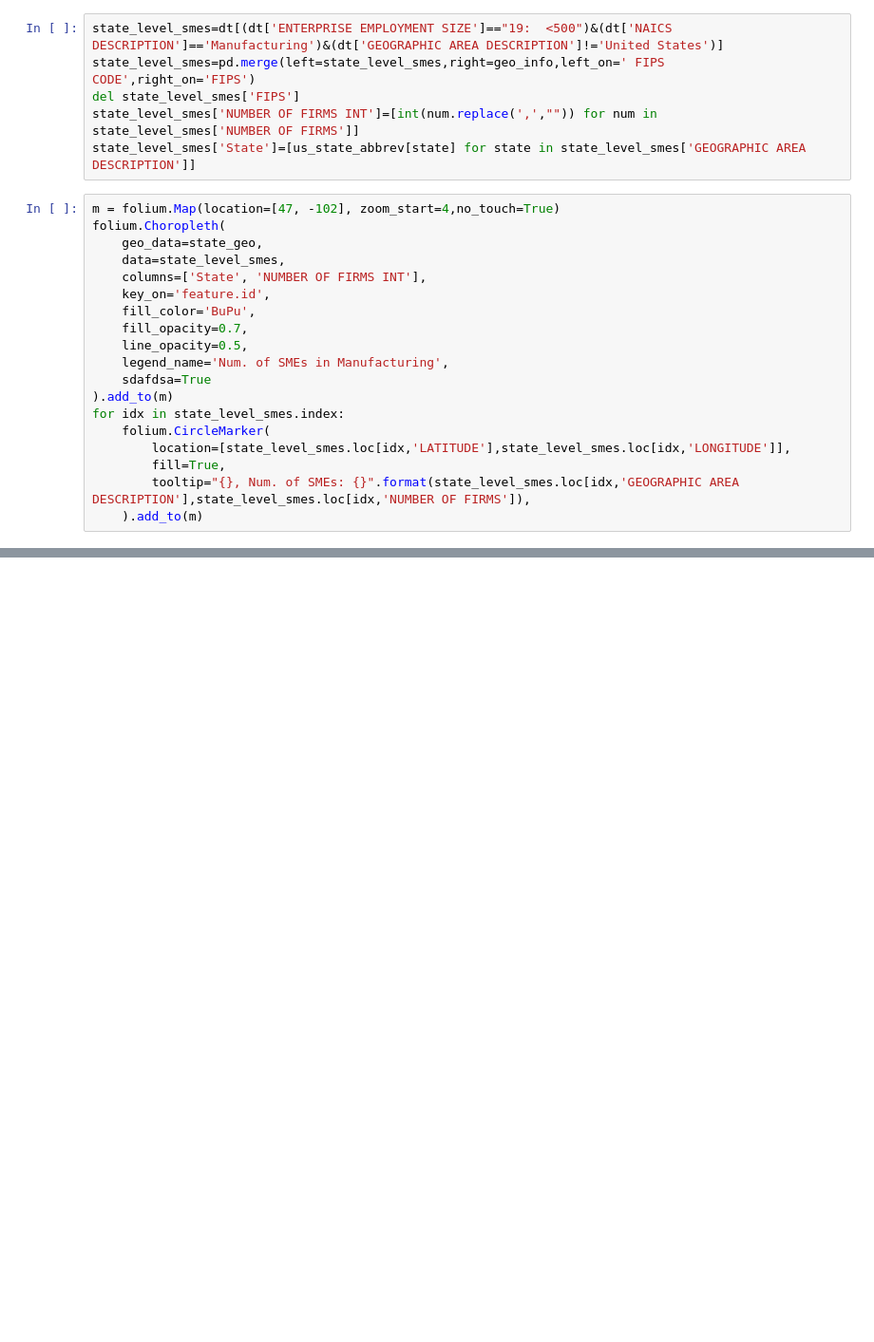
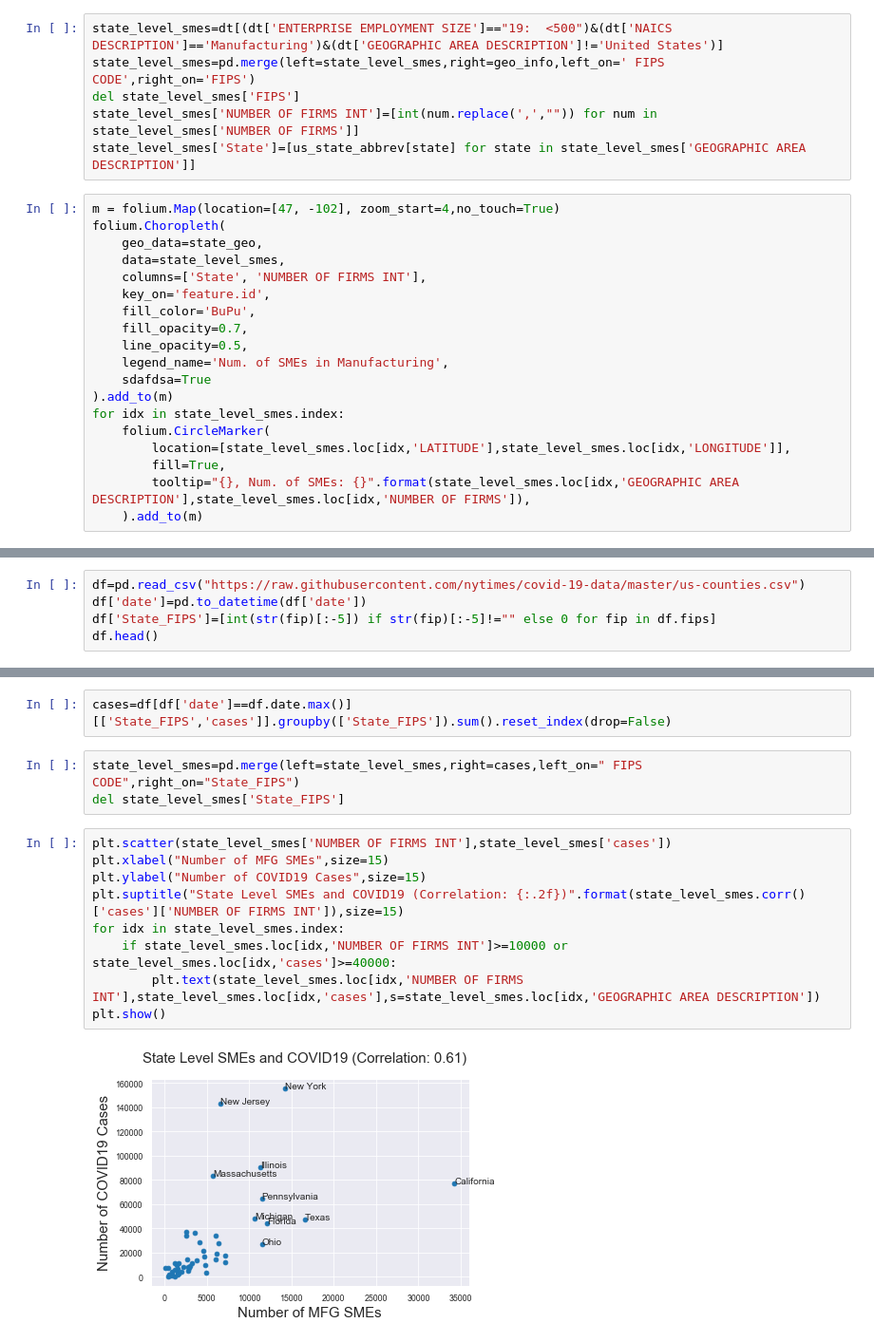
Before and after one commit to JJ5196/SMEs, a Jupyter notebook: SMEs.ipynb, the cells around one changed output, grey strips where cells are left out. Shown at 95% size. Cells and saved outputs as stored; diff of their text form; blank space fills up the shorter version.

Commit message:
added analysis on mfg smes and covid 19 cases

```diff
--- a/SMEs.ipynb
+++ b/SMEs.ipynb
@@ -64,0 +77,5 @@ m.save('maps/Mfg_SMEs.html')
+# %%
+df=pd.read_csv("https://raw.githubusercontent.com/nytimes/covid-19-data/master/us-counties.csv")
+df['date']=pd.to_datetime(df['date'])
+df['State_FIPS']=[int(str(fip)[:-5]) if str(fip)[:-5]!="" else 0 for fip in df.fips]
+df.head()
@@ -64,0 +89,16 @@ m.save('maps/Mfg_SMEs.html')
+# %%
+cases=df[df['date']==df.date.max()][['State_FIPS','cases']].groupby(['State_FIPS']).sum().reset_index(drop=False)
+# %%
+state_level_smes=pd.merge(left=state_level_smes,right=cases,left_on=" FIPS  CODE",right_on="State_FIPS")
+del state_level_smes['State_FIPS']
+# %%
+plt.scatter(state_level_smes['NUMBER OF FIRMS INT'],state_level_smes['cases'])
+plt.xlabel("Number of MFG SMEs",size=15)
+plt.ylabel("Number of COVID19 Cases",size=15)
+plt.suptitle("State Level SMEs and COVID19 (Correlation: {:.2f})".format(state_level_smes.corr()['cases']['NUMBER OF FIRMS INT']),size=15)
+for idx in state_level_smes.index:
+    if state_level_smes.loc[idx,'NUMBER OF FIRMS INT']>=10000 or state_level_smes.loc[idx,'cases']>=40000:
+        plt.text(state_level_smes.loc[idx,'NUMBER OF FIRMS INT'],state_level_smes.loc[idx,'cases'],s=state_level_smes.loc[idx,'GEOGRAPHIC AREA DESCRIPTION'])
+plt.show()
+# %% [output]
+[figure, added]
```
Also changed, not shown: parts of 6 cells of this notebook.
